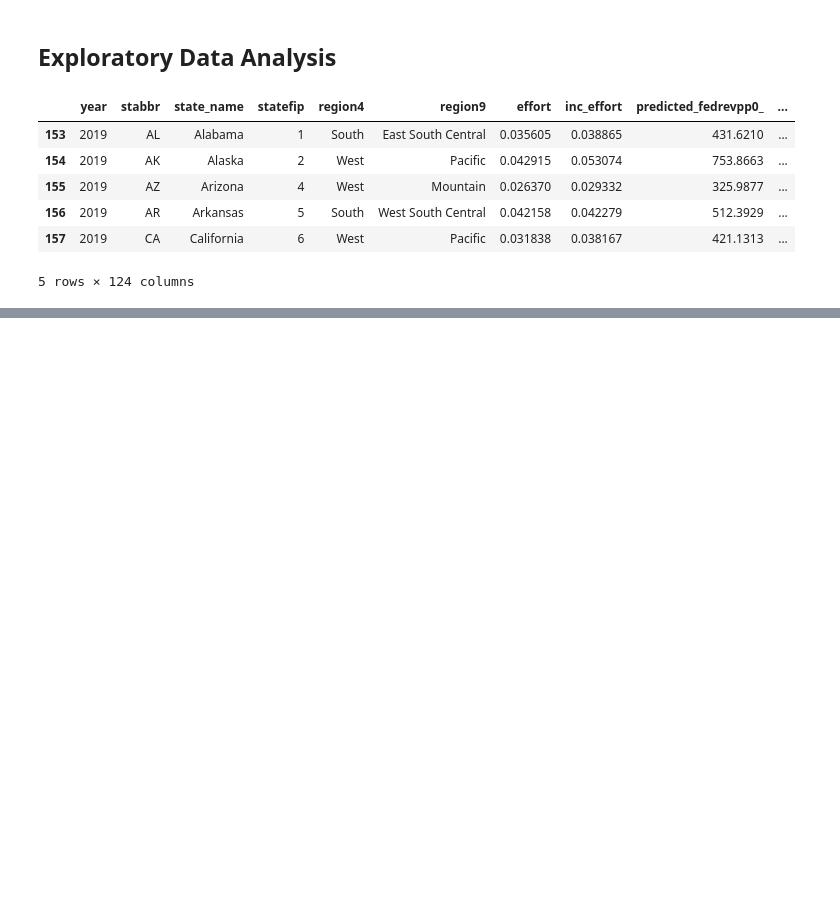
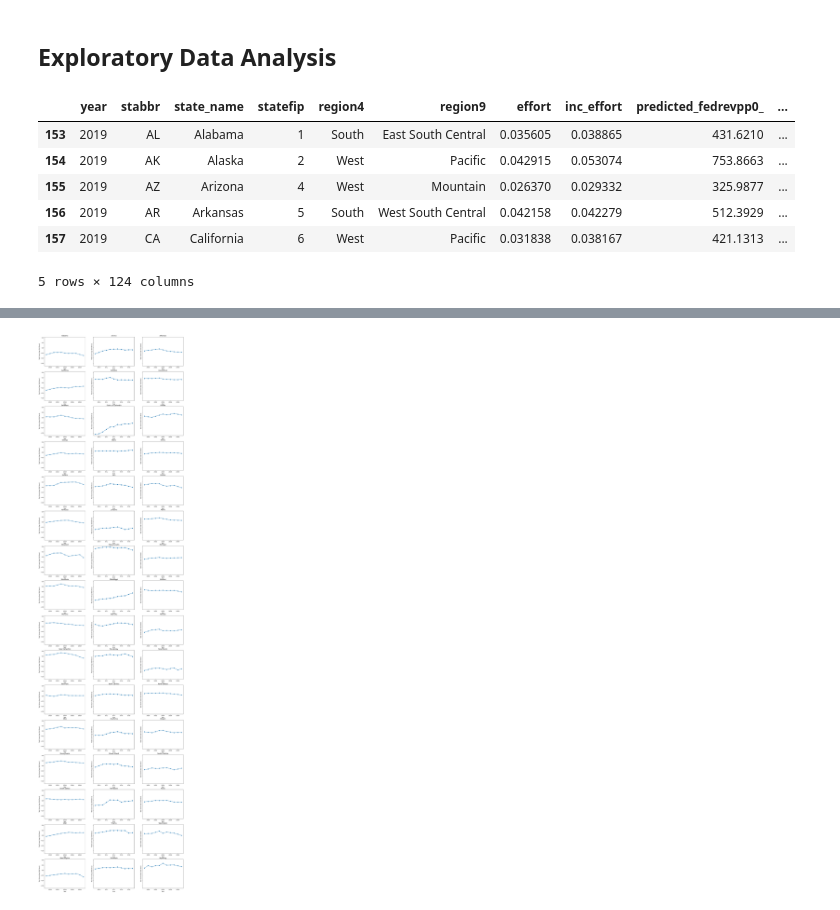
Before and after one commit to garland342/cs_1090a_project, a Jupyter notebook: cs1090a_project.ipynb, the cells around one changed output, grey strips where cells are left out. Saved outputs shown, nothing was run; the diff lists cells and outputs as text; code cells hidden in the pictures; blank space fills up the shorter version.

```diff
--- a/cs1090a_project.ipynb
+++ b/cs1090a_project.ipynb
@@ -37,0 +81,13 @@ TypeError: agg function failed [how->mean,dtype->object]
+# %%
+states = filtered_df["state_name"].unique()
+
+fig, axes = plt.subplots(16, 3, figsize=(20, 80), sharey=True)
+
+for state, ax in zip(states, axes.flatten()):
+    state_data = filtered_df[filtered_df["state_name"] == state]
+    ax.plot(state_data["year"], state_data[response_var], marker='o')
+    ax.set_title(state)
+    ax.set_xlabel("Year")
+    ax.set_ylabel("Test Score Gap (Std Devs)")
+# %% [output]
+[figure, added]
```
Also changed, not shown: parts of 5 cells of this notebook, 1 other file.
